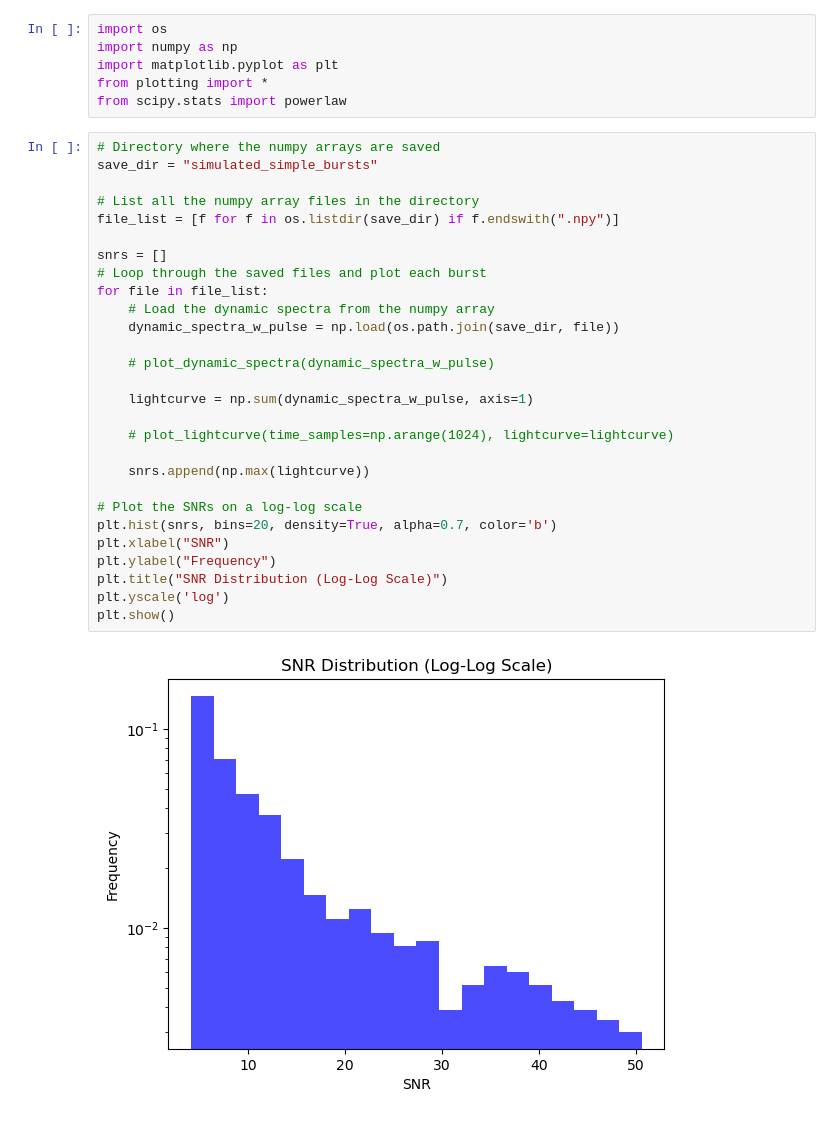
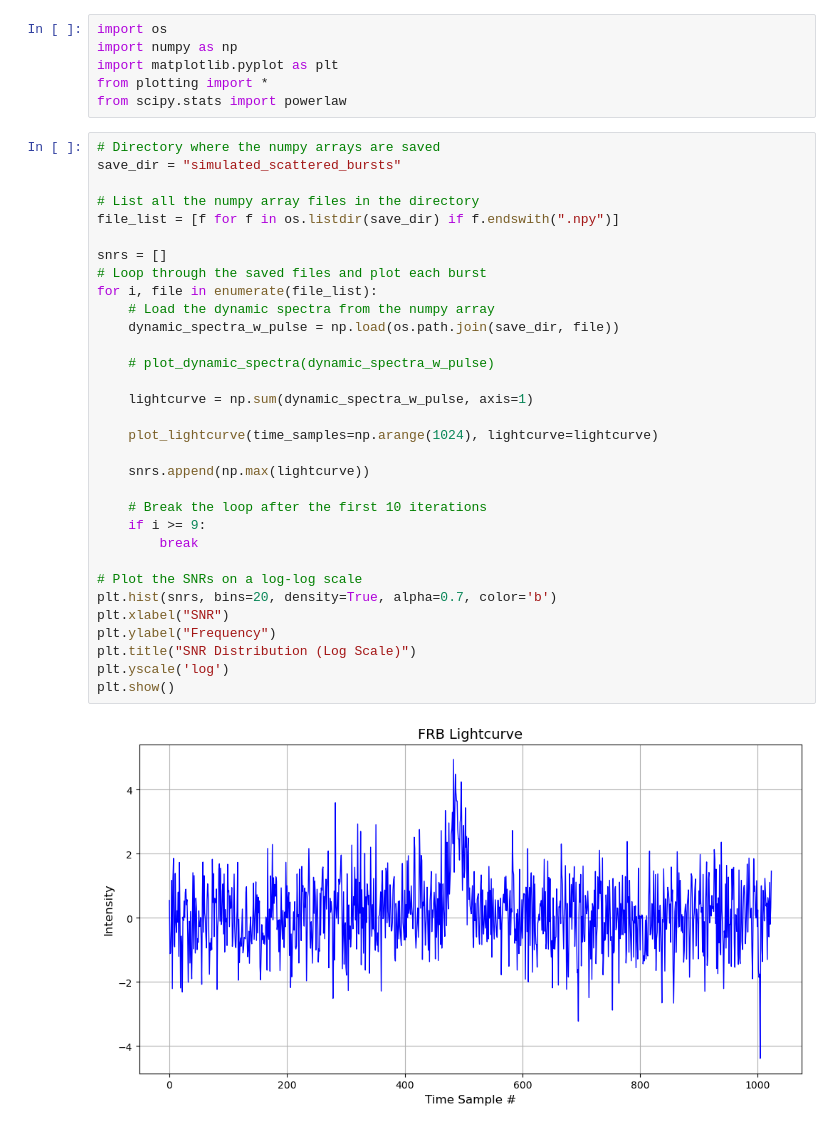
Before and after one commit to SRON-API-DataMagic/Rep_Learn_FRB, a Jupyter notebook: visualize_frbs.ipynb, the cells around one changed output. Cells and saved outputs as stored; diff of their text form.

```diff
--- a/visualize_frbs.ipynb
+++ b/visualize_frbs.ipynb
@@ -17,31 +17,35 @@ from plotting import *
 from scipy.stats import powerlaw
 # %%
 # Directory where the numpy arrays are saved
-save_dir = "simulated_simple_bursts"
+save_dir = "simulated_scattered_bursts"
 
 # List all the numpy array files in the directory
 file_list = [f for f in os.listdir(save_dir) if f.endswith(".npy")]
 
 snrs = []
 # Loop through the saved files and plot each burst
-for file in file_list:
+for i, file in enumerate(file_list):
     # Load the dynamic spectra from the numpy array
     dynamic_spectra_w_pulse = np.load(os.path.join(save_dir, file))
 
     # plot_dynamic_spectra(dynamic_spectra_w_pulse)
 
     lightcurve = np.sum(dynamic_spectra_w_pulse, axis=1)
 
-    # plot_lightcurve(time_samples=np.arange(1024), lightcurve=lightcurve)
+    plot_lightcurve(time_samples=np.arange(1024), lightcurve=lightcurve)
 
     snrs.append(np.max(lightcurve))
+
+    # Break the loop after the first 10 iterations
+    if i >= 9:
+        break
 
 # Plot the SNRs on a log-log scale
 plt.hist(snrs, bins=20, density=True, alpha=0.7, color='b')
 plt.xlabel("SNR")
 plt.ylabel("Frequency")
-plt.title("SNR Distribution (Log-Log Scale)")
+plt.title("SNR Distribution (Log Scale)")
 plt.yscale('log')
 plt.show()
 # %% [output]
-[figure, old version]
+[figure, new version]
```
Also changed, not shown: parts of 1 cell of this notebook, 1 other file.
